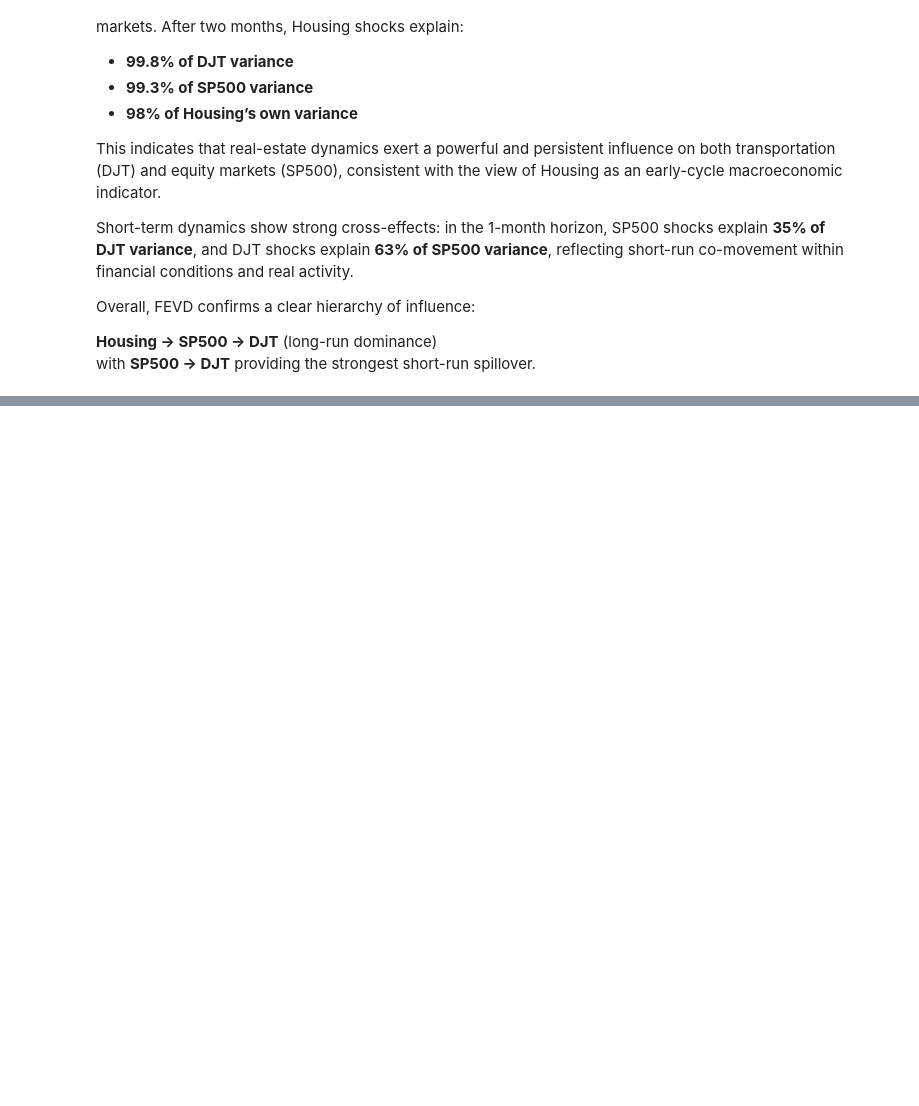
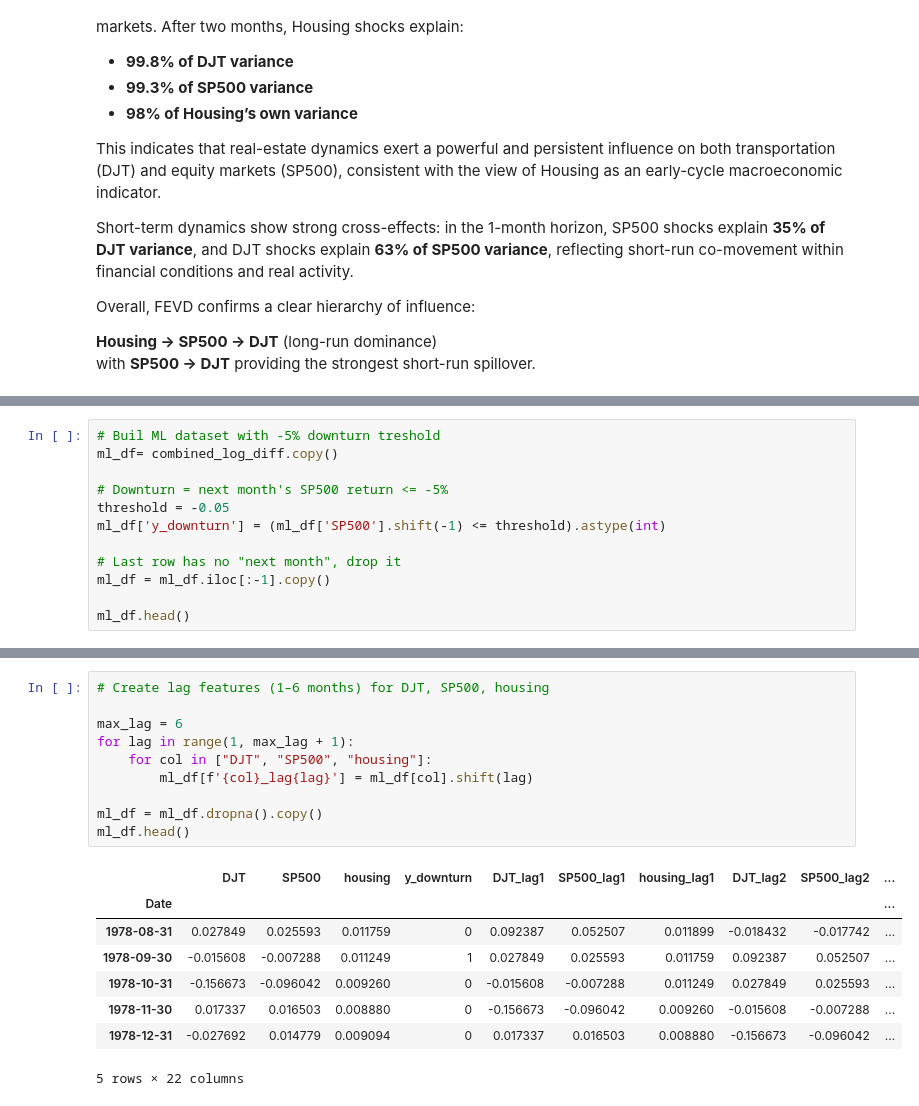
Before and after one commit to efederincay/us-market-leadlag-analysis, a Jupyter notebook: Lead_Lag_Analysis_US_Markets.ipynb, the cells around one changed output, grey strips where cells are left out. Cells and saved outputs as stored; diff of their text form; blank space fills up the shorter version.

```diff
--- a/Lead_Lag_Analysis_US_Markets.ipynb
+++ b/Lead_Lag_Analysis_US_Markets.ipynb
@@ -832,0 +863,12 @@ with **SP500 → DJT** providing the strongest short-run spillover.
+# %%
+# Buil ML dataset with -5% downturn treshold
+ml_df= combined_log_diff.copy()
+
+# Downturn = next month's SP500 return <= -5%
+threshold = -0.05
+ml_df['y_downturn'] = (ml_df['SP500'].shift(-1) <= threshold).astype(int)
+
+# Last row has no "next month", drop it
+ml_df = ml_df.iloc[:-1].copy()
+
+ml_df.head()
@@ -832,0 +883,19 @@ with **SP500 → DJT** providing the strongest short-run spillover.
+# %%
+# Create lag features (1–6 months) for DJT, SP500, housing
+
+max_lag = 6
+for lag in range(1, max_lag + 1):
+    for col in ["DJT", "SP500", "housing"]:
+        ml_df[f'{col}_lag{lag}'] = ml_df[col].shift(lag)
+
+ml_df = ml_df.dropna().copy()
+ml_df.head()
+# %% [output]
+|  | DJT | SP500 | housing | y_downturn | DJT_lag1 | SP500_lag1 | housing_lag1 | DJT_lag2 | SP500_lag2 | ... |
+| Date |  |  |  |  |  |  |  |  |  | ... |
+| 1978-08-31 | 0.027849 | 0.025593 | 0.011759 | 0 | 0.092387 | 0.052507 | 0.011899 | -0.018432 | -0.017742 | ... |
+| 1978-09-30 | -0.015608 | -0.007288 | 0.011249 | 1 | 0.027849 | 0.025593 | 0.011759 | 0.092387 | 0.052507 | ... |
+| 1978-10-31 | -0.156673 | -0.096042 | 0.009260 | 0 | -0.015608 | -0.007288 | 0.011249 | 0.027849 | 0.025593 | ... |
+| 1978-11-30 | 0.017337 | 0.016503 | 0.008880 | 0 | -0.156673 | -0.096042 | 0.009260 | -0.015608 | -0.007288 | ... |
+| 1978-12-31 | -0.027692 | 0.014779 | 0.009094 | 0 | 0.017337 | 0.016503 | 0.008880 | -0.156673 | -0.096042 | ... |
+5 rows × 22 columns
```
Also changed, not shown: parts of 20 cells of this notebook.
